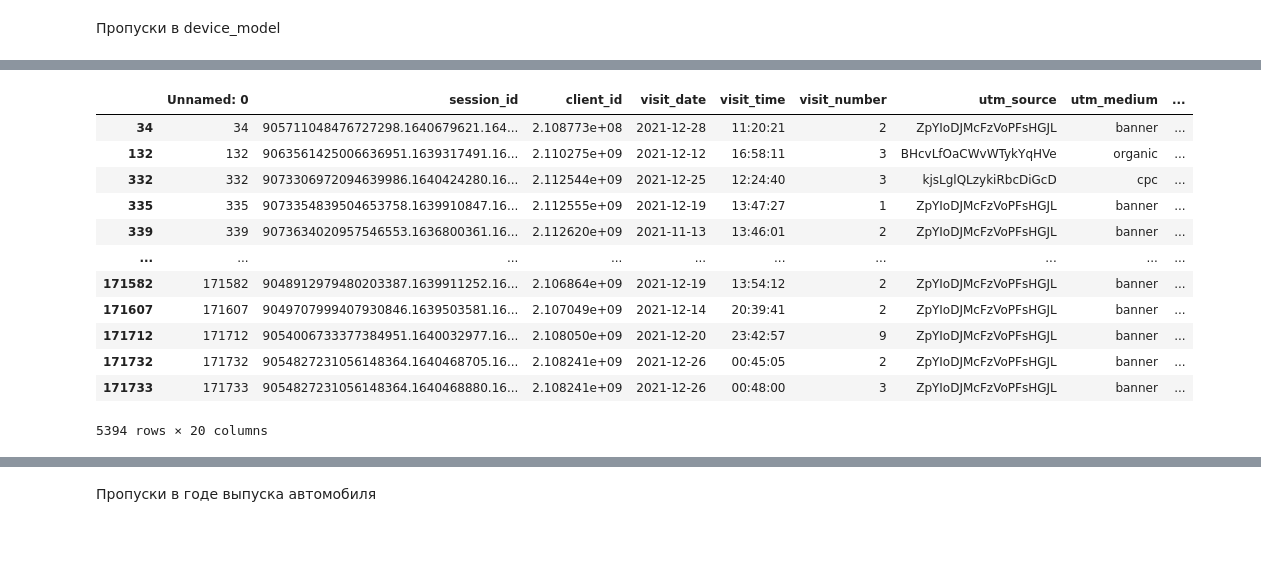
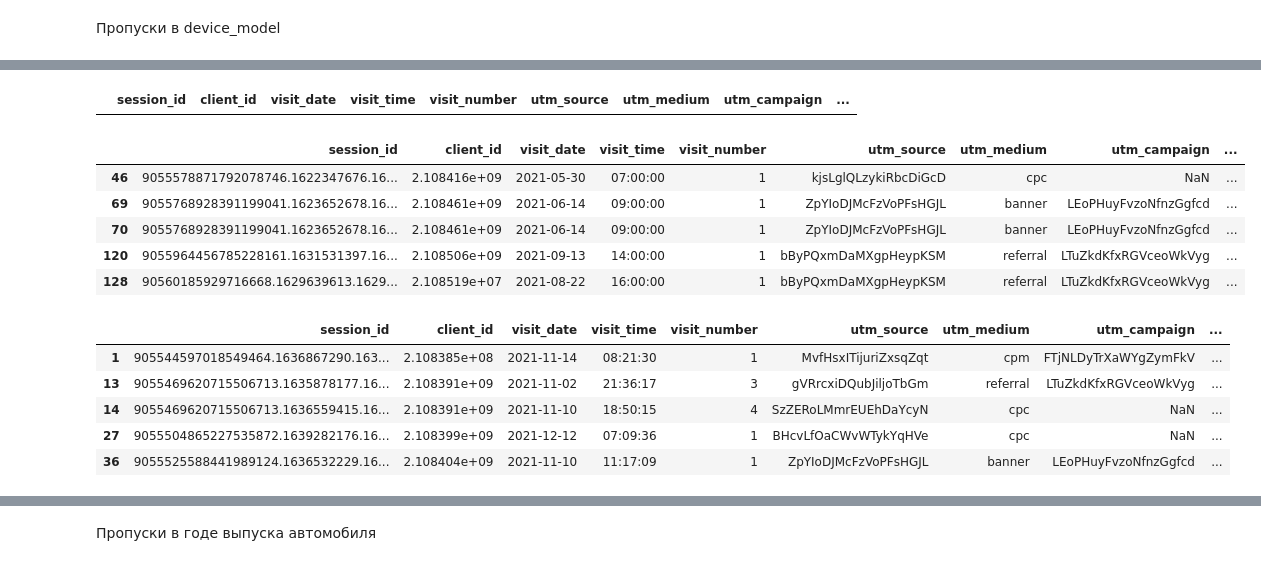
Before and after one commit to IgorKolotushkin/ds_diploma, a Jupyter notebook: diploma_clean.ipynb, the cells around one changed output, grey strips where cells are left out. Saved outputs shown, nothing was run; the diff lists cells and outputs as text; code cells hidden in the pictures; blank space fills up the shorter version.

```diff
--- a/diploma_clean.ipynb
+++ b/diploma_clean.ipynb
@@ -129,3 +132,0 @@ com_df[com_df.duplicated()]
-# %%
-com_df = com_df.drop_duplicates()
-com_df[com_df.duplicated()]
@@ -176,3 +170,0 @@ Name: count, dtype: int64
-# %%
-com_df.device_model = com_df.device_model.fillna(com_df['device_model'].mode().item())
-print("Количество пропущенных значений в device_model:", com_df['device_model'].isna().sum())
@@ -180,0 +191,3 @@ print("Количество пропущенных значений в device_mo
+# %%
+com_df.drop(columns=['device_model'], axis=1, inplace=True)
+com_df
@@ -255,17 +283,17 @@ device_model у xiaomi можно взять из других заполнен
+# %%
+com_df.loc[(com_df['device_brand'] == 'Xiaomi') & (com_df['device_os'].isna()), 'device_os'] = 'Android'
+# %%
+xiaomi_na = com_df[(com_df['device_brand'] == 'Xiaomi') & (com_df['device_os'].isna())]
+xiaomi_na
+# %% [output]
+|  | session_id | client_id | visit_date | visit_time | visit_number | utm_source | utm_medium | utm_campaign | ... |
 # %%
-devices_nan_huawei = com_df[(com_df['device_brand'] == 'Huawei') & (com_df['device_os'] == 'Android') & (com_df['device_model'].isna())]
-devices_nan_huawei
+devices_huawei_notnan = com_df[(com_df['device_brand'] == 'Huawei') & (com_df['device_os'].isna())]
+devices_huawei_notnan.head()
 # %% [output]
-|  | Unnamed: 0 | session_id | client_id | visit_date | visit_time | visit_number | utm_source | utm_medium | ... |
-| 34 | 34 | 905711048476727298.1640679621.164... | 2.108773e+08 | 2021-12-28 | 11:20:21 | 2 | ZpYIoDJMcFzVoPFsHGJL | banner | ... |
-| 132 | 132 | 9063561425006636951.1639317491.16... | 2.110275e+09 | 2021-12-12 | 16:58:11 | 3 | BHcvLfOaCWvWTykYqHVe | organic | ... |
-| 332 | 332 | 9073306972094639986.1640424280.16... | 2.112544e+09 | 2021-12-25 | 12:24:40 | 3 | kjsLglQLzykiRbcDiGcD | cpc | ... |
-| 335 | 335 | 9073354839504653758.1639910847.16... | 2.112555e+09 | 2021-12-19 | 13:47:27 | 1 | ZpYIoDJMcFzVoPFsHGJL | banner | ... |
-| 339 | 339 | 9073634020957546553.1636800361.16... | 2.112620e+09 | 2021-11-13 | 13:46:01 | 2 | ZpYIoDJMcFzVoPFsHGJL | banner | ... |
-| ... | ... | ... | ... | ... | ... | ... | ... | ... | ... |
-| 171582 | 171582 | 9048912979480203387.1639911252.16... | 2.106864e+09 | 2021-12-19 | 13:54:12 | 2 | ZpYIoDJMcFzVoPFsHGJL | banner | ... |
-| 171607 | 171607 | 9049707999407930846.1639503581.16... | 2.107049e+09 | 2021-12-14 | 20:39:41 | 2 | ZpYIoDJMcFzVoPFsHGJL | banner | ... |
-| 171712 | 171712 | 9054006733377384951.1640032977.16... | 2.108050e+09 | 2021-12-20 | 23:42:57 | 9 | ZpYIoDJMcFzVoPFsHGJL | banner | ... |
-| 171732 | 171732 | 9054827231056148364.1640468705.16... | 2.108241e+09 | 2021-12-26 | 00:45:05 | 2 | ZpYIoDJMcFzVoPFsHGJL | banner | ... |
-| 171733 | 171733 | 9054827231056148364.1640468880.16... | 2.108241e+09 | 2021-12-26 | 00:48:00 | 3 | ZpYIoDJMcFzVoPFsHGJL | banner | ... |
+|  | session_id | client_id | visit_date | visit_time | visit_number | utm_source | utm_medium | utm_campaign | ... |
+| 46 | 9055578871792078746.1622347676.16... | 2.108416e+09 | 2021-05-30 | 07:00:00 | 1 | kjsLglQLzykiRbcDiGcD | cpc | NaN | ... |
+| 69 | 9055768928391199041.1623652678.16... | 2.108461e+09 | 2021-06-14 | 09:00:00 | 1 | ZpYIoDJMcFzVoPFsHGJL | banner | LEoPHuyFvzoNfnzGgfcd | ... |
+| 70 | 9055768928391199041.1623652678.16... | 2.108461e+09 | 2021-06-14 | 09:00:00 | 1 | ZpYIoDJMcFzVoPFsHGJL | banner | LEoPHuyFvzoNfnzGgfcd | ... |
+| 120 | 9055964456785228161.1631531397.16... | 2.108506e+09 | 2021-09-13 | 14:00:00 | 1 | bByPQxmDaMXgpHeypKSM | referral | LTuZkdKfxRGVceoWkVyg | ... |
+| 128 | 90560185929716668.1629639613.1629... | 2.108519e+07 | 2021-08-22 | 16:00:00 | 1 | bByPQxmDaMXgpHeypKSM | referral | LTuZkdKfxRGVceoWkVyg | ... |
-5394 rows × 20 columns
@@ -271,0 +302,10 @@ devices_nan_huawei
+# %%
+samsung_na = com_df[(com_df['device_brand'] == 'Samsung') & (com_df['device_os'].notna())]
+samsung_na.head()
+# %% [output]
+|  | session_id | client_id | visit_date | visit_time | visit_number | utm_source | utm_medium | utm_campaign | ... |
+| 1 | 905544597018549464.1636867290.163... | 2.108385e+08 | 2021-11-14 | 08:21:30 | 1 | MvfHsxITijuriZxsqZqt | cpm | FTjNLDyTrXaWYgZymFkV | ... |
+| 13 | 9055469620715506713.1635878177.16... | 2.108391e+09 | 2021-11-02 | 21:36:17 | 3 | gVRrcxiDQubJiljoTbGm | referral | LTuZkdKfxRGVceoWkVyg | ... |
+| 14 | 9055469620715506713.1636559415.16... | 2.108391e+09 | 2021-11-10 | 18:50:15 | 4 | SzZERoLMmrEUEhDaYcyN | cpc | NaN | ... |
+| 27 | 9055504865227535872.1639282176.16... | 2.108399e+09 | 2021-12-12 | 07:09:36 | 1 | BHcvLfOaCWvWTykYqHVe | cpc | NaN | ... |
+| 36 | 9055525588441989124.1636532229.16... | 2.108404e+09 | 2021-11-10 | 11:17:09 | 1 | ZpYIoDJMcFzVoPFsHGJL | banner | LEoPHuyFvzoNfnzGgfcd | ... |
```
Also changed, not shown: parts of 47 cells of this notebook, 3 other files.
